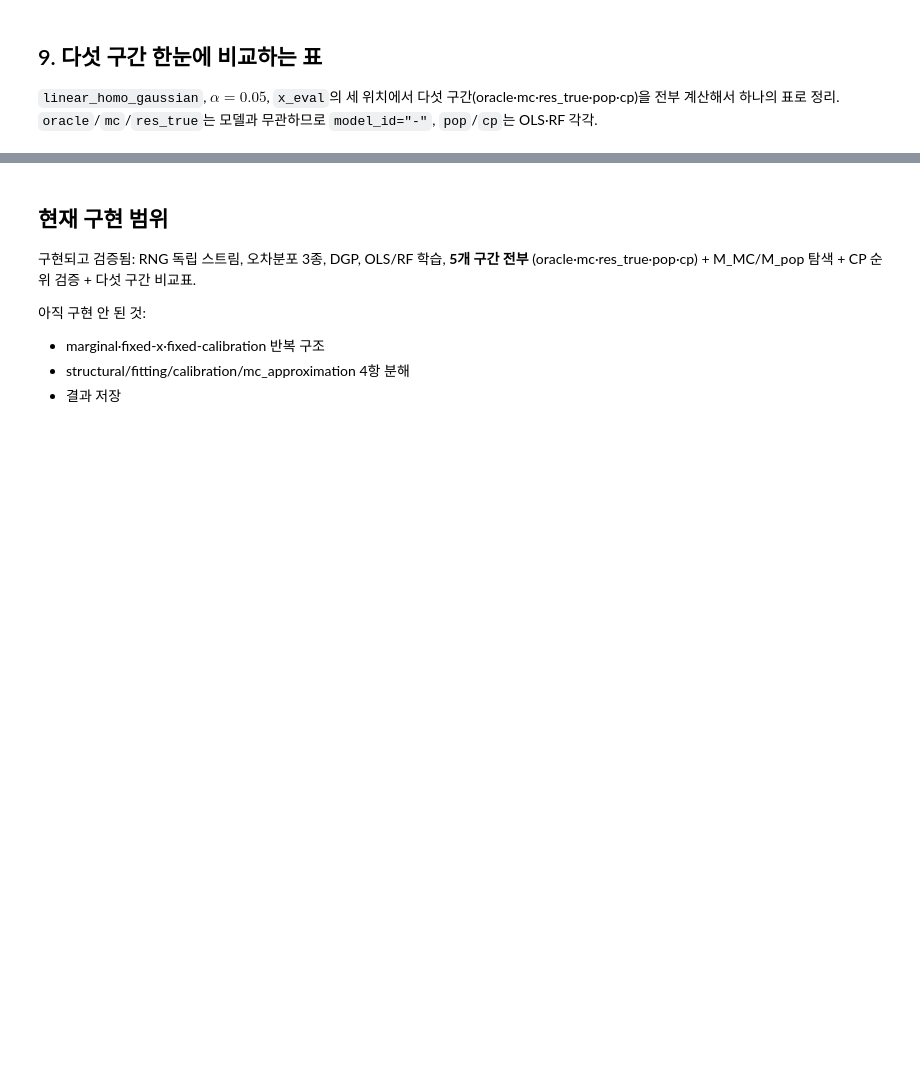
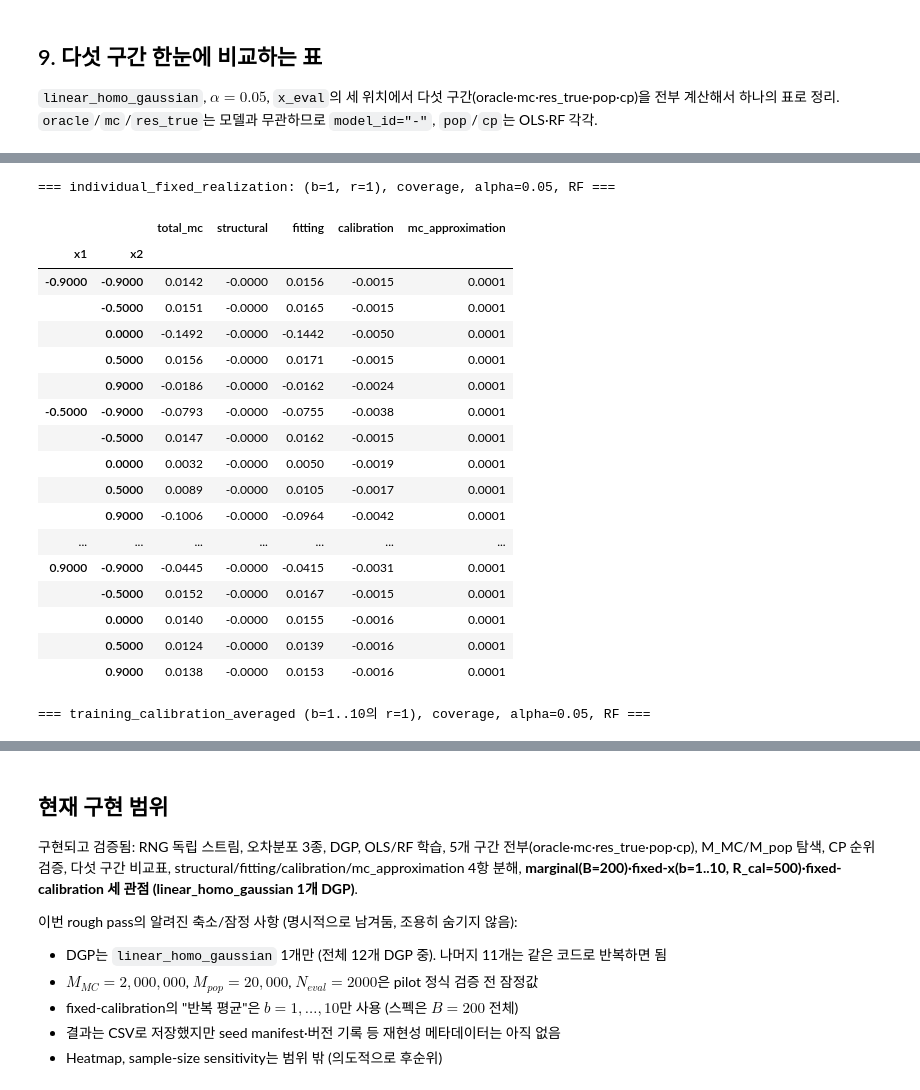
Before and after one commit to cms6090/simulation, a Jupyter notebook: notebooks/mc_vs_cp.ipynb, the cells around one changed output, grey strips where cells are left out. Saved outputs shown, nothing was run; the diff lists cells and outputs as text; code cells hidden in the pictures; blank space fills up the shorter version.

```diff
--- a/notebooks/mc_vs_cp.ipynb
+++ b/notebooks/mc_vs_cp.ipynb
@@ -896,0 +1466,16 @@ five_intervals_table
+# %%
+# fixed_x_raw에는 분해 결과(component)만 저장되어 있음 (원본 oracle/mc/res_true/pop/cp 값은 없음)
+COMPONENT_COLS = ["total_mc", "structural", "fitting", "calibration", "mc_approximation"]
+
+example = fixed_x_raw.query("b == 1 and x1 == 0.0 and x2 == 0.0")
+
+example_mean = example.groupby(["model_id", "alpha", "metric"])[COMPONENT_COLS].mean()
+example_std = example.groupby(["model_id", "alpha", "metric"])[COMPONENT_COLS].std()
+
+example_summary = example_mean.copy()
+for col in COMPONENT_COLS:
+    example_summary[col] = example_mean[col].map("{:.4f}".format) + " ± " + example_std[col].map("{:.4f}".format)
+
+for model_id in ["OLS", "RF"]:
+    print(f"\n{'=' * 10} model = {model_id}  (b=1, x=(0,0), over r=1..500) {'=' * 10}")
+    display(example_summary.loc[model_id])
@@ -896,0 +1522,47 @@ five_intervals_table
+# %%
+# fixed_x_raw에는 분해 결과(component)만 있음 -- 원본 다섯 구간 값은 §9/§10처럼 별도로 계산해야 봄
+COMPONENT_COLS = ["total_mc", "structural", "fitting", "calibration", "mc_approximation"]
+
+# individual_fixed_realization: (b, r) = (1, 1) 하나만, 25개 위치별 값 그대로
+individual_fixed_realization = fixed_x_raw.query("b == 1 and r == 1").drop(columns=["b", "r"])
+print("=== individual_fixed_realization: (b=1, r=1), coverage, alpha=0.05, RF ===")
+display(
+    individual_fixed_realization.query("metric == 'coverage' and alpha == 0.05 and model_id == 'RF'")
+    .set_index(["x1", "x2"])[COMPONENT_COLS]
+)
+
+# training_calibration_averaged: r=1만 골라서 b=1..10에 대해 위치별 평균·SD
+r1_rows = fixed_x_raw.query("r == 1")
+n_b = r1_rows["b"].nunique()
+tc_mean = r1_rows.groupby(["x1", "x2", "model_id", "alpha", "metric"])[COMPONENT_COLS].mean()
+tc_std = r1_rows.groupby(["x1", "x2", "model_id", "alpha", "metric"])[COMPONENT_COLS].std()
+
+tc_summary = tc_mean.copy()
+for col in COMPONENT_COLS:
+    tc_summary[col] = tc_mean[col].map("{:.4f}".format) + " ± " + tc_std[col].map("{:.4f}".format)
+
+print(f"\n=== training_calibration_averaged (b=1..{n_b}의 r=1), coverage, alpha=0.05, RF ===")
+display(
+    tc_summary.xs(("RF", 0.05, "coverage"), level=("model_id", "alpha", "metric"))
+)
+# %% [output]
+=== individual_fixed_realization: (b=1, r=1), coverage, alpha=0.05, RF ===
+|  |  | total_mc | structural | fitting | calibration | mc_approximation |
+| x1 | x2 |  |  |  |  |  |
+| -0.9000 | -0.9000 | 0.0142 | -0.0000 | 0.0156 | -0.0015 | 0.0001 |
+|  | -0.5000 | 0.0151 | -0.0000 | 0.0165 | -0.0015 | 0.0001 |
+|  | 0.0000 | -0.1492 | -0.0000 | -0.1442 | -0.0050 | 0.0001 |
+|  | 0.5000 | 0.0156 | -0.0000 | 0.0171 | -0.0015 | 0.0001 |
+|  | 0.9000 | -0.0186 | -0.0000 | -0.0162 | -0.0024 | 0.0001 |
+| -0.5000 | -0.9000 | -0.0793 | -0.0000 | -0.0755 | -0.0038 | 0.0001 |
+|  | -0.5000 | 0.0147 | -0.0000 | 0.0162 | -0.0015 | 0.0001 |
+|  | 0.0000 | 0.0032 | -0.0000 | 0.0050 | -0.0019 | 0.0001 |
+|  | 0.5000 | 0.0089 | -0.0000 | 0.0105 | -0.0017 | 0.0001 |
+|  | 0.9000 | -0.1006 | -0.0000 | -0.0964 | -0.0042 | 0.0001 |
+| ... | ... | ... | ... | ... | ... | ... |
+| 0.9000 | -0.9000 | -0.0445 | -0.0000 | -0.0415 | -0.0031 | 0.0001 |
+|  | -0.5000 | 0.0152 | -0.0000 | 0.0167 | -0.0015 | 0.0001 |
+|  | 0.0000 | 0.0140 | -0.0000 | 0.0155 | -0.0016 | 0.0001 |
+|  | 0.5000 | 0.0124 | -0.0000 | 0.0139 | -0.0016 | 0.0001 |
+|  | 0.9000 | 0.0138 | -0.0000 | 0.0153 | -0.0016 | 0.0001 |
+=== training_calibration_averaged (b=1..10의 r=1), coverage, alpha=0.05, RF ===
@@ -897,9 +1587,11 @@ five_intervals_table
 # %% [markdown]
 ## 현재 구현 범위
 
-구현되고 검증됨: RNG 독립 스트림, 오차분포 3종, DGP, OLS/RF 학습, **5개 구간 전부** (oracle·mc·res_true·pop·cp) + M_MC/M_pop 탐색 + CP 순위 검증 + 다섯 구간 비교표.
+구현되고 검증됨: RNG 독립 스트림, 오차분포 3종, DGP, OLS/RF 학습, 5개 구간 전부(oracle·mc·res_true·pop·cp), M_MC/M_pop 탐색, CP 순위 검증, 다섯 구간 비교표, structural/fitting/calibration/mc_approximation 4항 분해, **marginal(B=200)·fixed-x(b=1..10, R_cal=500)·fixed-calibration 세 관점 (linear_homo_gaussian 1개 DGP)**.
 
-아직 구현 안 된 것:
-- marginal·fixed-x·fixed-calibration 반복 구조
-- structural/fitting/calibration/mc_approximation 4항 분해
-- 결과 저장
+이번 rough pass의 알려진 축소/잠정 사항 (명시적으로 남겨둠, 조용히 숨기지 않음):
+- DGP는 `linear_homo_gaussian` 1개만 (전체 12개 DGP 중). 나머지 11개는 같은 코드로 반복하면 됨
+- $M_{MC}=2{,}000{,}000$, $M_{pop}=20{,}000$, $N_{eval}=2000$은 pilot 정식 검증 전 잠정값
+- fixed-calibration의 "반복 평균"은 $b=1,\ldots,10$만 사용 (스펙은 $B=200$ 전체)
+- 결과는 CSV로 저장했지만 seed manifest·버전 기록 등 재현성 메타데이터는 아직 없음
+- Heatmap, sample-size sensitivity는 범위 밖 (의도적으로 후순위)
```
Also changed, not shown: parts of 29 cells of this notebook.
